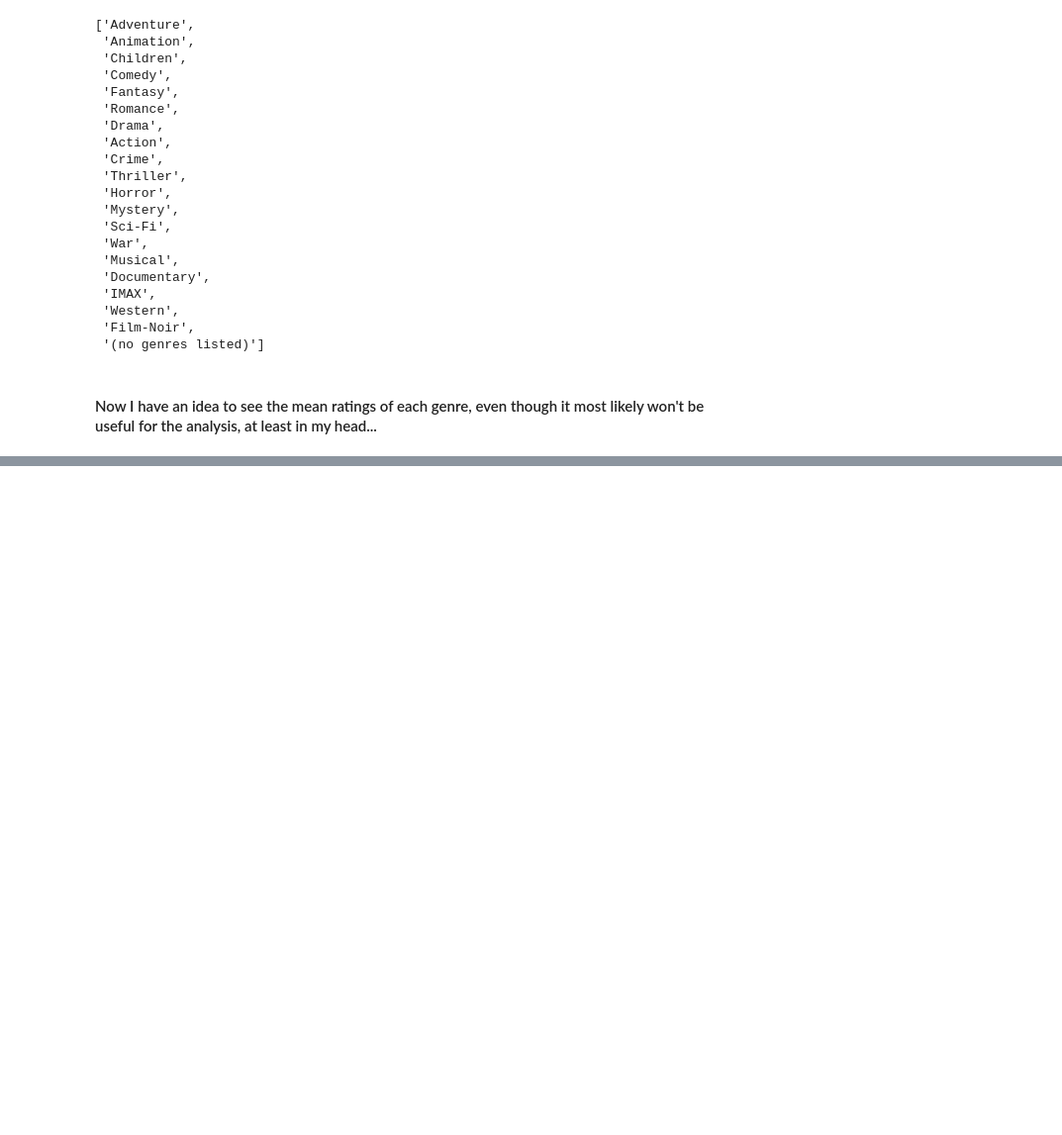
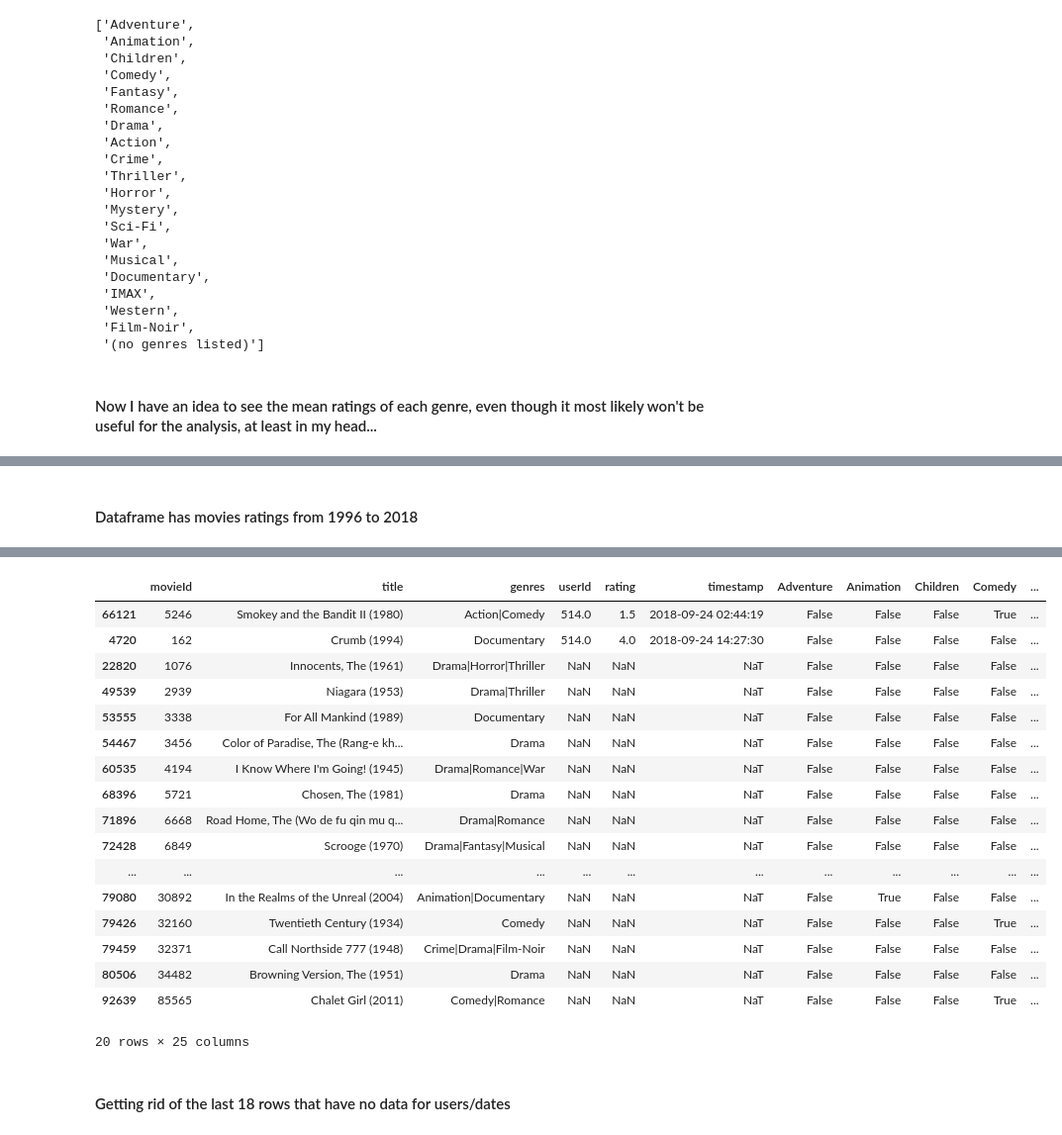
Before and after one commit to sangwon224/Movie_Recommendation_System_Project, a Jupyter notebook: Movie_Recommendation_System_Project.ipynb, the cells around one changed output, grey strips where cells are left out. Shown: that part at 99% size. Drawn from its saved outputs; the diff is of its cells as text; code cells hidden in the pictures; blank space fills up the shorter version.

```diff
--- a/Movie_Recommendation_System_Project.ipynb
+++ b/Movie_Recommendation_System_Project.ipynb
@@ -199,0 +318,7 @@ The genre_combos variable is a list of <class 'str'> based off the movies in the
+# %% [markdown]
+#### Dataframe has movies ratings from 1996 to 2018
+# %%
+sort_date = genre_ratings.sort_values(by='timestamp')
+print(sort_date['timestamp'].head(1))
+sort_date.tail(20)
+# %% [output]
@@ -199,0 +327,20 @@ The genre_combos variable is a list of <class 'str'> based off the movies in the
+|  | movieId | title | genres | userId | rating | timestamp | Adventure | Animation | Children | Comedy | ... |
+| 66121 | 5246 | Smokey and the Bandit II (1980) | Action|Comedy | 514.0 | 1.5 | 2018-09-24 02:44:19 | False | False | False | True | ... |
+| 4720 | 162 | Crumb (1994) | Documentary | 514.0 | 4.0 | 2018-09-24 14:27:30 | False | False | False | False | ... |
+| 22820 | 1076 | Innocents, The (1961) | Drama|Horror|Thriller | NaN | NaN | NaT | False | False | False | False | ... |
+| 49539 | 2939 | Niagara (1953) | Drama|Thriller | NaN | NaN | NaT | False | False | False | False | ... |
+| 53555 | 3338 | For All Mankind (1989) | Documentary | NaN | NaN | NaT | False | False | False | False | ... |
+| 54467 | 3456 | Color of Paradise, The (Rang-e kh... | Drama | NaN | NaN | NaT | False | False | False | False | ... |
+| 60535 | 4194 | I Know Where I'm Going! (1945) | Drama|Romance|War | NaN | NaN | NaT | False | False | False | False | ... |
+| 68396 | 5721 | Chosen, The (1981) | Drama | NaN | NaN | NaT | False | False | False | False | ... |
+| 71896 | 6668 | Road Home, The (Wo de fu qin mu q... | Drama|Romance | NaN | NaN | NaT | False | False | False | False | ... |
+| 72428 | 6849 | Scrooge (1970) | Drama|Fantasy|Musical | NaN | NaN | NaT | False | False | False | False | ... |
+| ... | ... | ... | ... | ... | ... | ... | ... | ... | ... | ... | ... |
+| 79080 | 30892 | In the Realms of the Unreal (2004) | Animation|Documentary | NaN | NaN | NaT | False | True | False | False | ... |
+| 79426 | 32160 | Twentieth Century (1934) | Comedy | NaN | NaN | NaT | False | False | False | True | ... |
+| 79459 | 32371 | Call Northside 777 (1948) | Crime|Drama|Film-Noir | NaN | NaN | NaT | False | False | False | False | ... |
+| 80506 | 34482 | Browning Version, The (1951) | Drama | NaN | NaN | NaT | False | False | False | False | ... |
+| 92639 | 85565 | Chalet Girl (2011) | Comedy|Romance | NaN | NaN | NaT | False | False | False | True | ... |
+20 rows × 25 columns
+# %% [markdown]
+#### Getting rid of the last 18 rows that have no data for users/dates
```
Also changed, not shown: parts of 23 cells of this notebook.
